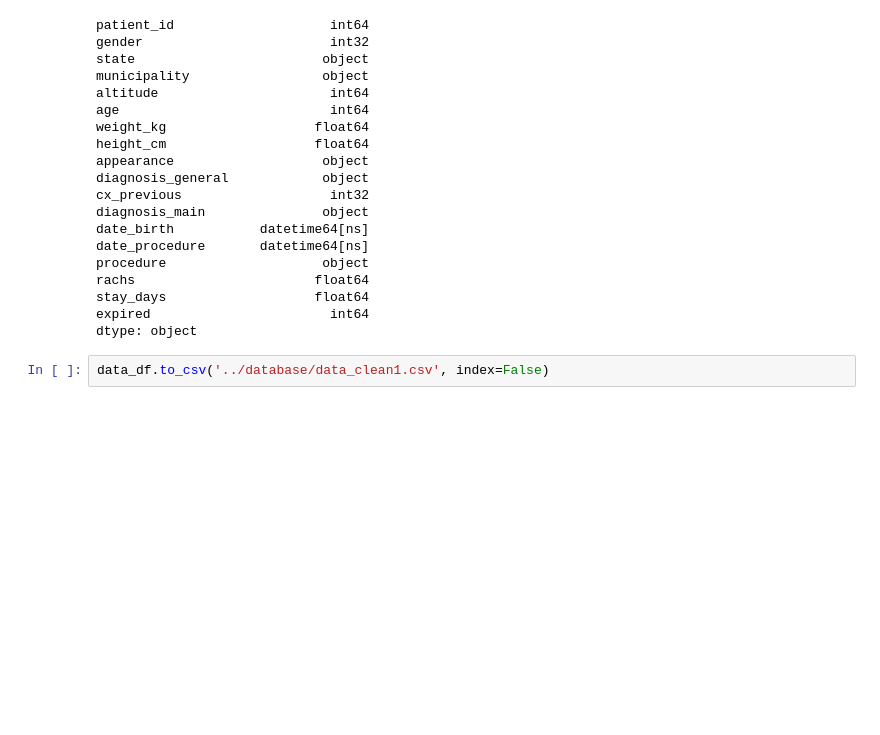
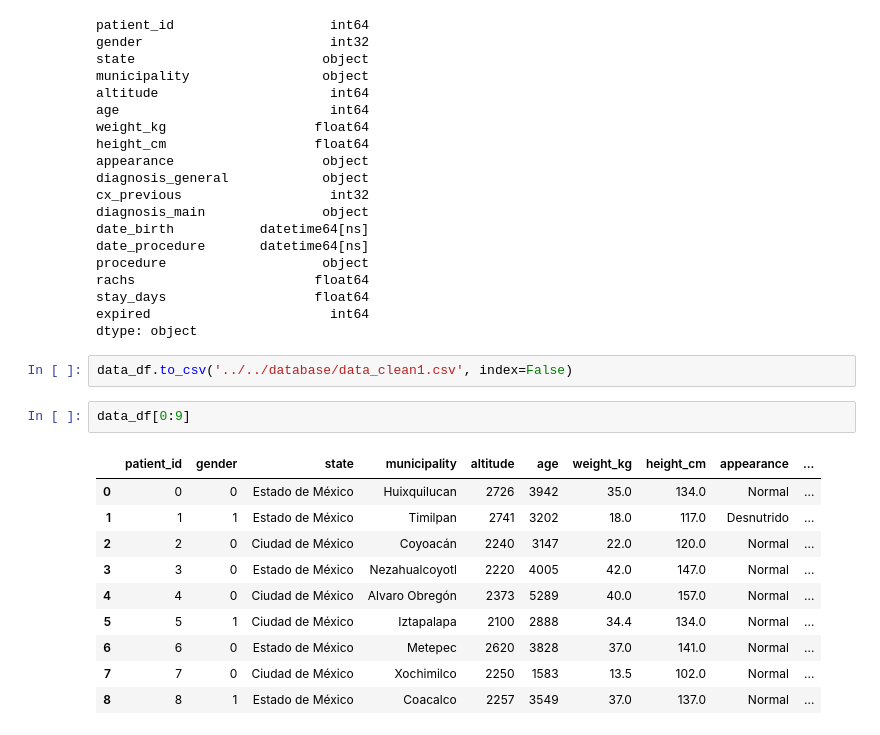
Before and after one commit to DanielaSotoSainz/final_project, a Jupyter notebook: cleaning/clean1/data_cleaning.ipynb, the cells around one changed output. Cells and saved outputs as stored; diff of their text form; blank space fills up the shorter version.

```diff
--- a/cleaning/clean1/data_cleaning.ipynb
+++ b/cleaning/clean1/data_cleaning.ipynb
@@ -246,4 +246,17 @@ stay_days                   float64
 expired                       int64
 dtype: object
 # %%
-data_df.to_csv('../database/data_clean1.csv', index=False)
+data_df.to_csv('../../database/data_clean1.csv', index=False)
+# %%
+data_df[0:9]
+# %% [output]
+|  | patient_id | gender | state | municipality | altitude | age | weight_kg | height_cm | appearance | ... |
+| 0 | 0 | 0 | Estado de México | Huixquilucan | 2726 | 3942 | 35.0 | 134.0 | Normal | ... |
+| 1 | 1 | 1 | Estado de México | Timilpan | 2741 | 3202 | 18.0 | 117.0 | Desnutrido | ... |
+| 2 | 2 | 0 | Ciudad de México | Coyoacán | 2240 | 3147 | 22.0 | 120.0 | Normal | ... |
+| 3 | 3 | 0 | Estado de México | Nezahualcoyotl | 2220 | 4005 | 42.0 | 147.0 | Normal | ... |
+| 4 | 4 | 0 | Ciudad de México | Alvaro Obregón | 2373 | 5289 | 40.0 | 157.0 | Normal | ... |
+| 5 | 5 | 1 | Ciudad de México | Iztapalapa | 2100 | 2888 | 34.4 | 134.0 | Normal | ... |
+| 6 | 6 | 0 | Estado de México | Metepec | 2620 | 3828 | 37.0 | 141.0 | Normal | ... |
+| 7 | 7 | 0 | Ciudad de México | Xochimilco | 2250 | 1583 | 13.5 | 102.0 | Normal | ... |
+| 8 | 8 | 1 | Estado de México | Coacalco | 2257 | 3549 | 37.0 | 137.0 | Normal | ... |
```
Also changed, not shown: 5 other files.
